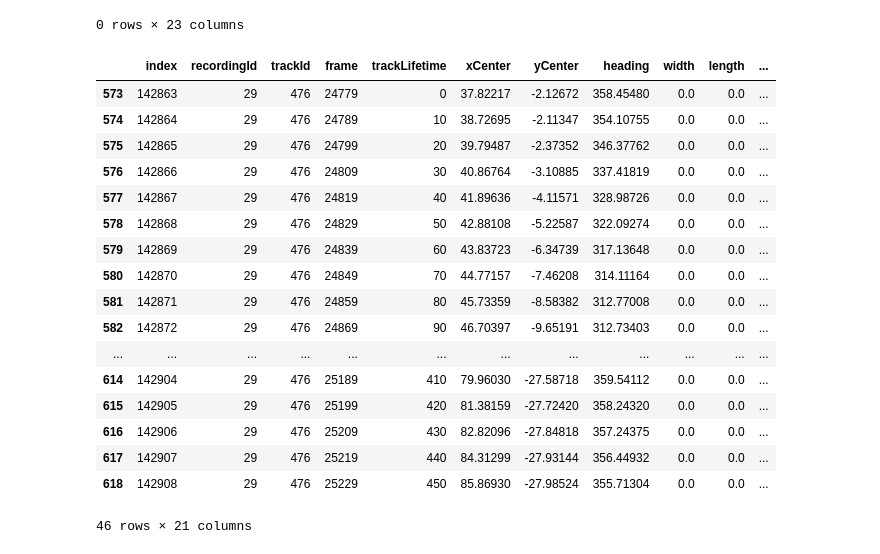
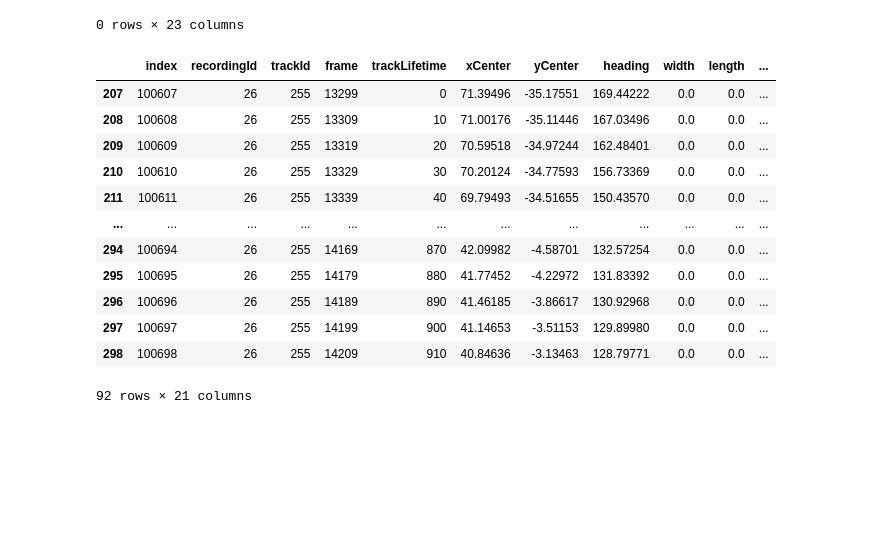
Before and after one commit to ika-rwth-aachen/drone-dataset-tools, a Jupyter notebook: src/notebooks/debug.ipynb, the cells around one changed output. Saved outputs shown, nothing was run; the diff lists cells and outputs as text; code cells hidden in the pictures; blank space fills up the shorter version.

```diff
--- a/src/notebooks/debug.ipynb
+++ b/src/notebooks/debug.ipynb
@@ -83,23 +83,18 @@ localPedData[localPedData["uniqueTrackId"]==29476]
 |  | index | recordingId | trackId | frame | trackLifetime | xCenter | yCenter | heading | width | length | ... |
 0 rows × 23 columns
 # %%
-pedData[pedData["uniqueTrackId"]==29476]
+pedData[pedData["uniqueTrackId"]==26255]
 # %% [output]
 |  | index | recordingId | trackId | frame | trackLifetime | xCenter | yCenter | heading | width | length | ... |
-| 573 | 142863 | 29 | 476 | 24779 | 0 | 37.82217 | -2.12672 | 358.45480 | 0.0 | 0.0 | ... |
-| 574 | 142864 | 29 | 476 | 24789 | 10 | 38.72695 | -2.11347 | 354.10755 | 0.0 | 0.0 | ... |
-| 575 | 142865 | 29 | 476 | 24799 | 20 | 39.79487 | -2.37352 | 346.37762 | 0.0 | 0.0 | ... |
-| 576 | 142866 | 29 | 476 | 24809 | 30 | 40.86764 | -3.10885 | 337.41819 | 0.0 | 0.0 | ... |
-| 577 | 142867 | 29 | 476 | 24819 | 40 | 41.89636 | -4.11571 | 328.98726 | 0.0 | 0.0 | ... |
-| 578 | 142868 | 29 | 476 | 24829 | 50 | 42.88108 | -5.22587 | 322.09274 | 0.0 | 0.0 | ... |
-| 579 | 142869 | 29 | 476 | 24839 | 60 | 43.83723 | -6.34739 | 317.13648 | 0.0 | 0.0 | ... |
-| 580 | 142870 | 29 | 476 | 24849 | 70 | 44.77157 | -7.46208 | 314.11164 | 0.0 | 0.0 | ... |
-| 581 | 142871 | 29 | 476 | 24859 | 80 | 45.73359 | -8.58382 | 312.77008 | 0.0 | 0.0 | ... |
-| 582 | 142872 | 29 | 476 | 24869 | 90 | 46.70397 | -9.65191 | 312.73403 | 0.0 | 0.0 | ... |
+| 207 | 100607 | 26 | 255 | 13299 | 0 | 71.39496 | -35.17551 | 169.44222 | 0.0 | 0.0 | ... |
+| 208 | 100608 | 26 | 255 | 13309 | 10 | 71.00176 | -35.11446 | 167.03496 | 0.0 | 0.0 | ... |
+| 209 | 100609 | 26 | 255 | 13319 | 20 | 70.59518 | -34.97244 | 162.48401 | 0.0 | 0.0 | ... |
+| 210 | 100610 | 26 | 255 | 13329 | 30 | 70.20124 | -34.77593 | 156.73369 | 0.0 | 0.0 | ... |
+| 211 | 100611 | 26 | 255 | 13339 | 40 | 69.79493 | -34.51655 | 150.43570 | 0.0 | 0.0 | ... |
 | ... | ... | ... | ... | ... | ... | ... | ... | ... | ... | ... | ... |
-| 614 | 142904 | 29 | 476 | 25189 | 410 | 79.96030 | -27.58718 | 359.54112 | 0.0 | 0.0 | ... |
-| 615 | 142905 | 29 | 476 | 25199 | 420 | 81.38159 | -27.72420 | 358.24320 | 0.0 | 0.0 | ... |
-| 616 | 142906 | 29 | 476 | 25209 | 430 | 82.82096 | -27.84818 | 357.24375 | 0.0 | 0.0 | ... |
-| 617 | 142907 | 29 | 476 | 25219 | 440 | 84.31299 | -27.93144 | 356.44932 | 0.0 | 0.0 | ... |
-| 618 | 142908 | 29 | 476 | 25229 | 450 | 85.86930 | -27.98524 | 355.71304 | 0.0 | 0.0 | ... |
+| 294 | 100694 | 26 | 255 | 14169 | 870 | 42.09982 | -4.58701 | 132.57254 | 0.0 | 0.0 | ... |
+| 295 | 100695 | 26 | 255 | 14179 | 880 | 41.77452 | -4.22972 | 131.83392 | 0.0 | 0.0 | ... |
+| 296 | 100696 | 26 | 255 | 14189 | 890 | 41.46185 | -3.86617 | 130.92968 | 0.0 | 0.0 | ... |
+| 297 | 100697 | 26 | 255 | 14199 | 900 | 41.14653 | -3.51153 | 129.89980 | 0.0 | 0.0 | ... |
+| 298 | 100698 | 26 | 255 | 14209 | 910 | 40.84636 | -3.13463 | 128.79771 | 0.0 | 0.0 | ... |
-46 rows × 21 columns
+92 rows × 21 columns
```
Also changed, not shown: parts of 1 cell of this notebook, 1 other file.
